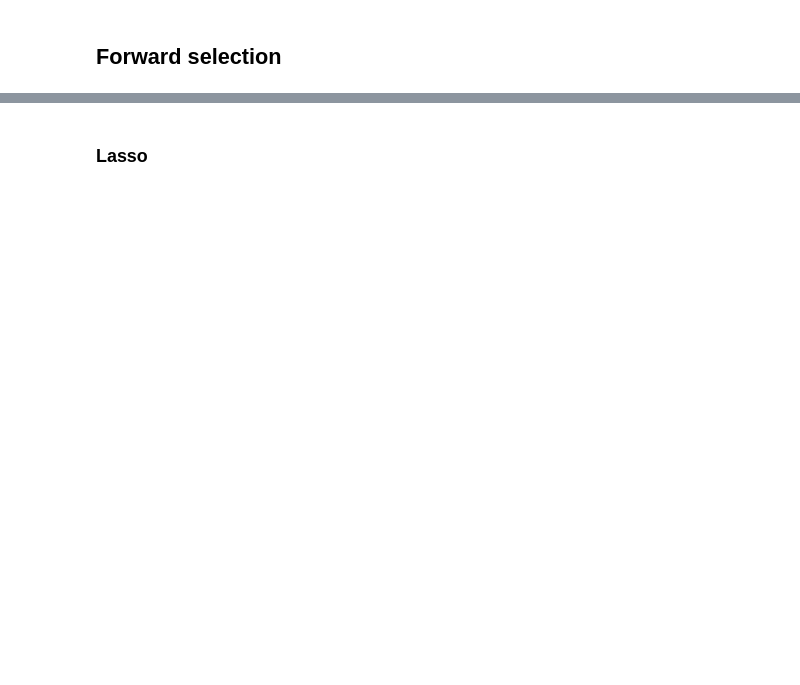
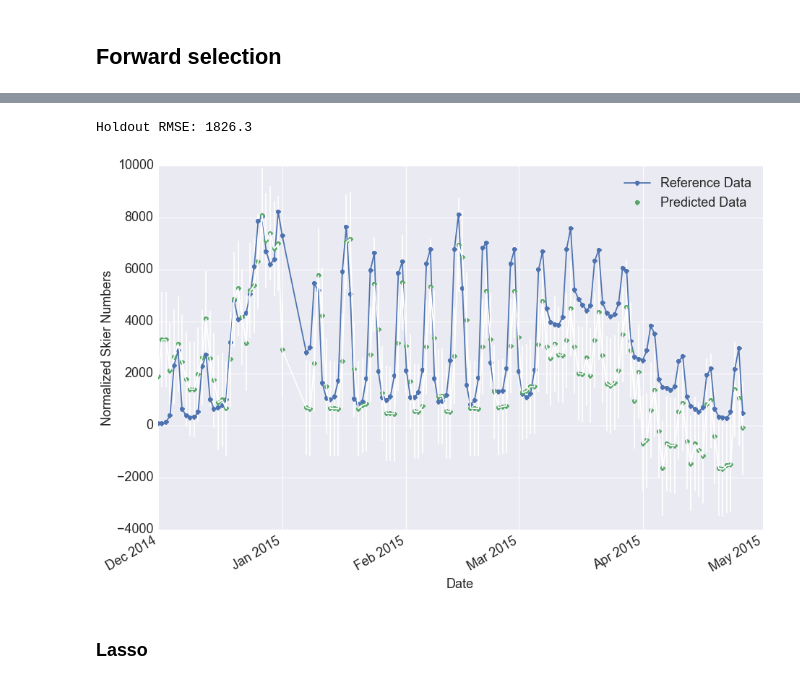
Before and after one commit to balmandhunter/ski_in_solitude, a Jupyter notebook: crowd_model.ipynb, the cells around one changed output, grey strips where cells are left out. Cells and saved outputs as stored; diff of their text form; code cells hidden in the pictures; blank space fills up the shorter version.

Commit message:
adding custom error into forward selection and adding more features

```diff
--- a/crowd_model.ipynb
+++ b/crowd_model.ipynb
@@ -122,16 +97,15 @@ plot_error_vs_features(RMSE, 'none', 'none')
 # %%
-i = 3
-while i < 16:
+i = 6
+while i < 50:
     num_good_feat = i
     df_reg = pd.concat([df_tr.skiers, df_tr[fs_features[0:i]]], axis=1)
     X_tr = df_tr[fs_features[0:i]]
     y_tr = df_tr.skiers.values
     mdl = lin_regr.fit(X_tr, y_tr)
-    cv_pred = cross_val_predict(lin_regr, X_tr, y_tr, cv = 100)
-    df_reg['cv_pred'] = cv_pred
-    print 'Features:', fs_features[0:i]
+    cv_pred = cross_val_predict(lin_regr, X_tr, y_tr, cv = 10)
+    df_reg['pred'] = cv_pred
     plot_fitted_and_ref_vs_time(df_reg, ref_column, ['2011-11-1 00:00:00', '2012-05-1 00:00:00'])
     plot_fitted_and_ref_vs_time(df_reg, ref_column, ['2012-11-1 00:00:00', '2013-05-1 00:00:00'])
     plot_fitted_and_ref_vs_time(df_reg, ref_column, ['2013-11-1 00:00:00', '2014-05-1 00:00:00'])
     plot_learning_curve(lin_regr, "Learning Curve- Number of features = " + str(i), df_tr[fs_features[:i]].values, df_tr[ref_column].values, (0,5000000), 5, np.array([0.1, 0.3, 0.5, 0.7, 0.8, 0.85, 0.9, 0.95,0.97, 1.0]))
-    i += 2
+    i += 5
@@ -157,0 +112,22 @@ Features: ['day_5', 'midweek', 'day_0', 'before_xmas', 'open_lifts_cu', 'xmas',
+# %%
+fs_features = ['day_5', 'midweek', 'day_0', 'xmas', 'spring_break', 'tot_snow', 'ln_month_4_open_lifts', 'open_lifts_sq', 'pres_day_sun_open_lifts_cu', 'mlk_sun_open_lifts_cu', 'days_since_start_open_lifts_sq', 'ln_5day_snow_tot_open_lifts', 'pres_day_sat', 'open_trails_midweek', 'days_since_start_xmas_sqrt', 'thanksgiv_open_lifts_sqrt', 'thanksgiv_open_lifts', 'month_4_midweek', 'midweek_open_lifts_sq', 'month_3_midweek', 'pres_day_mon_open_lifts_cu', 'xmas_mon', 'open_trails_sat_cu', 'ln_before_xmas_sun_open_lifts', '6day_snow_tot_open_lifts_sqrt', '6day_snow_tot_sqrt', 'thanksgiv_midweek', 'days_since_start_fri_cu', 'open_percent', 'mlk_sat_sat', 'before_xmas_mon', 'ln_5day_snow_tot', 'ln_week_snow_tot_mon', '3day_snow_tot_mon_cu', 'week_snow_tot_mon_sq', '3day_snow_tot_cu', 'week_snow_tot_fri_cu', 'before_xmas_weekday', 'xmas_sun_open_lifts_cu', 'xmas_sun_open_lifts_sq', '4day_snow_tot_xmas_cu', '2day_snow_tot_sq', 'new_24_cu', 'ln_new_24_xmas', '2day_snow_tot_fri_cu', 'month_2_sat', 'open_percent_mon_cu', 'open_trails_mon_sq', '2day_snow_tot_open_lifts', 'pres_day_mon']
+# %%
+num_feat = 35
+best_features = fs_features[0:num_feat]
+# %%
+df_hold = pd.concat([df_h.skiers, df_h[best_features]], axis=1)
+X_tr = df_tr[best_features]
+y_tr = df_tr.skiers.values
+X_h = df_h[best_features]
+y_h = df_h.skiers.values
+mdl = lin_regr.fit(X_tr, y_tr)
+pred_h = mdl.predict(X_h)
+df_hold['pred'] = pred_h
+RMSE = round(np.sqrt(mean_squared_error(y_h, pred_h)), 1)
+print 'Holdout RMSE:', RMSE
+# %% [output]
+Holdout RMSE: 1826.3
+# %%
+plot_fitted_and_ref_vs_time(df_hold, ref_column, ['2014-12-1 00:00:00', '2015-05-1 00:00:00'], RMSE)
+# %% [output]
+[figure, added]
```
Also changed, not shown: parts of 25 cells of this notebook, 3 other files.
